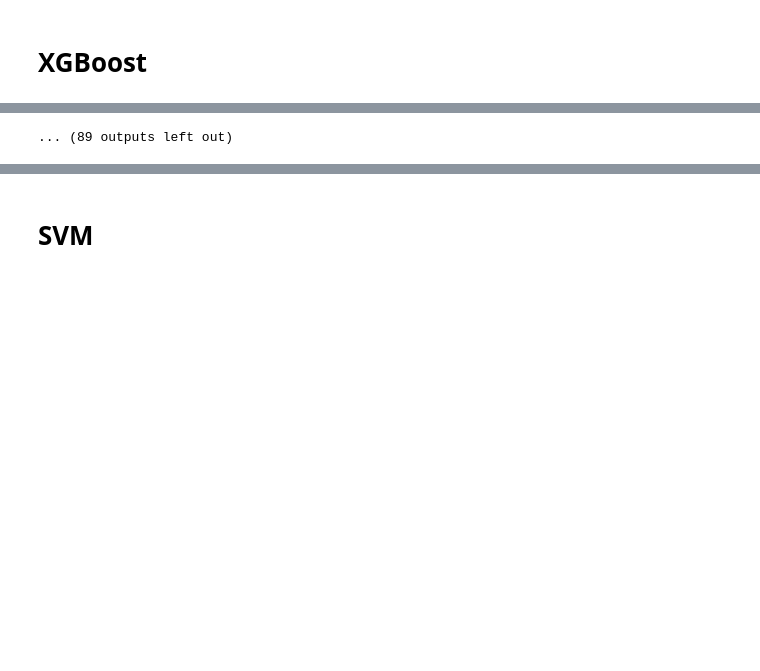
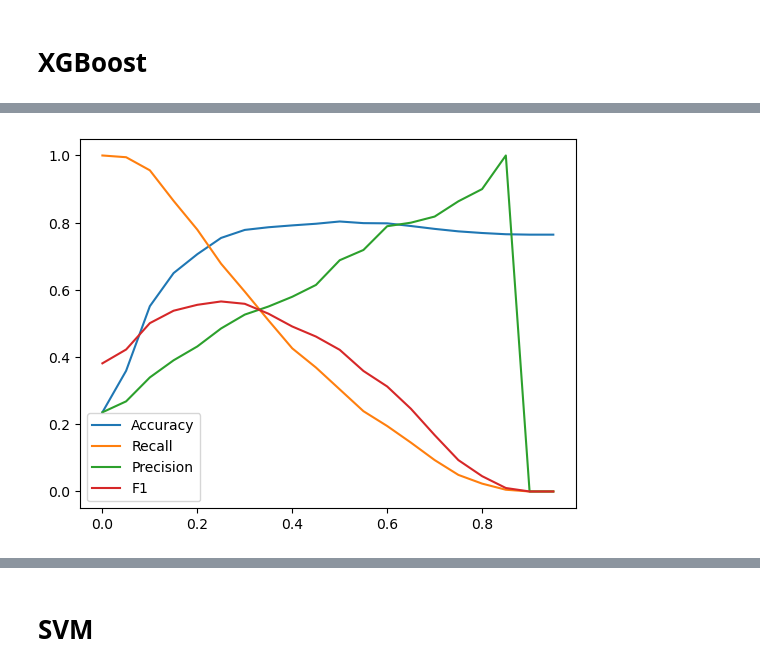
Before and after one commit to Vlad-prog-bit/moex-crisis-prediction, a Jupyter notebook: Models.ipynb, the cells around one changed output, grey strips where cells are left out. Cells and saved outputs as stored; diff of their text form; code cells hidden in the pictures; blank space fills up the shorter version.

Commit message:
XGBoost and SVM(base line) for all horizons

```diff
--- a/Models.ipynb
+++ b/Models.ipynb
@@ -18,3 +26,20 @@ import optuna
 # %%
 file_path = '/Users/vladislav/Desktop/Данные/predictions_for_1_days.xlsx'
 data = pd.read_excel(file_path,index_col='TRADEDATE')
+sifts = range(1,30)
+
+for j in (data.drop('crisis',axis=1)).columns:
+    data[j] = data[j].pct_change(fill_method=None)
+data_copy = data.copy()
+for sh in sifts:
+    for j in (data_copy.drop('crisis',axis=1)).columns:
+        data[f'{j}_lag_{sh}'] = data[j].shift(sh)
+imputer = SimpleImputer(strategy='median')
+train = data.iloc[:int(len(data)*0.6),:]
+test = data.iloc[int(len(data)*0.6):,:]
+x_train = train.drop('crisis',axis=1)
+y_train = train['crisis']
+x_test = test.drop('crisis',axis=1)
+y_test = test['crisis']
+x_train = imputer.fit_transform(x_train)
+x_test = imputer.transform(x_test)
@@ -112,7 +119,62 @@ study = optuna.create_study(
 
 study.optimize(
     objective,
-    n_trials=150,
+    n_trials=ntrials,
     show_progress_bar=True
 )
+study = optuna.load_study(storage='sqlite:///xgboost_for_1day_study.db',study_name='xgboost_for_1day_study')
+params = {'objective': 'binary:logistic',
+        'eval_metric': 'auc',
+          'seed': 42}
+params.update(study.best_params)
+model_xgb = xgb.train(
+    params,
+    dtrain=dtrain,
+    evals=[(dtrain,'train'),(dtest,'test')],
+    num_boost_round=3000,
+    early_stopping_rounds=100,
+    verbose_eval=False
+)
+y_prob = model_xgb.predict(dtest)
+threshold = 0.5
+y_pred = (
+    y_prob > threshold
+).astype(int)
+print("AUC",roc_auc_score(y_test, y_prob))
+print("Accuracy",accuracy_score(y_test, y_pred))
+print("Precision",precision_score(
+        y_test,
+        y_pred,
+        zero_division=0))
+print(
+    "Recall",
+    recall_score(
+        y_test,
+        y_pred,
+        zero_division=0))
+print("F1",
+    f1_score(
+        y_test,
+        y_pred,
+        zero_division=0))
+Accuracy = []
+Recall = []
+Per = []
+Tr = []
+F1 = []
+for t in np.arange(0,1,0.05):
+    y_prob = model_xgb.predict(dtest)
+    y_pred = (
+    y_prob > t
+).astype(int)
+    Accuracy.append(accuracy_score(y_test, y_pred))
+    Recall.append(recall_score(y_test, y_pred, zero_division=0))
+    Per.append(precision_score(y_test, y_pred, zero_division=0))
+    F1.append(f1_score(y_test, y_pred, zero_division=0))
+    Tr.append(t)
+plt.figure()
+sns.lineplot(x = Tr,y = Accuracy,label = 'Accuracy')
+sns.lineplot(x = Tr,y = Recall,label = 'Recall')
+sns.lineplot(x = Tr,y = Per, label = 'Precision')
+sns.lineplot(x = Tr,y = F1, label = 'F1')
 # %% [output]
@@ -131 +187 @@ study.optimize(
-... (89 outputs left out)
+[figure, added]
```
Also changed, not shown: parts of 49 cells of this notebook, 1 other file.
